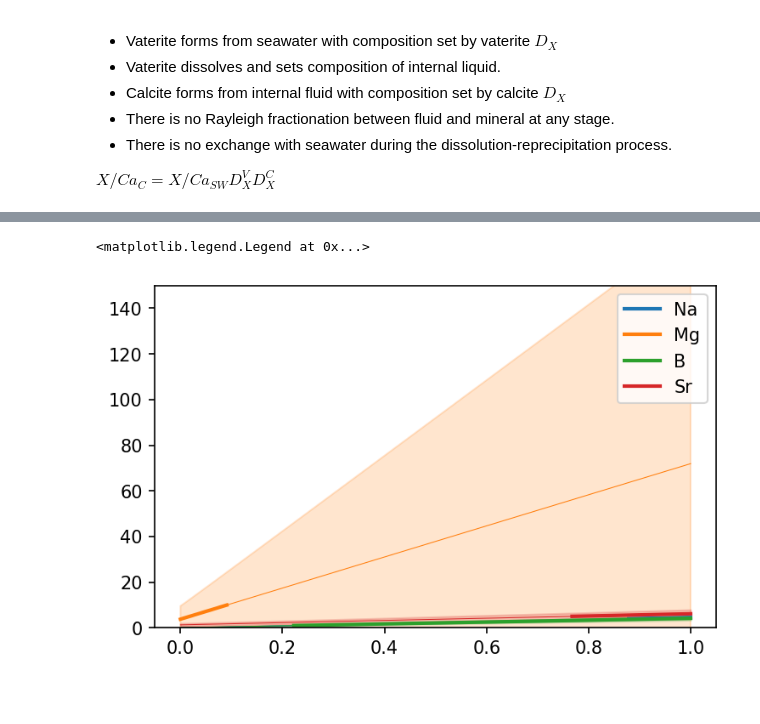
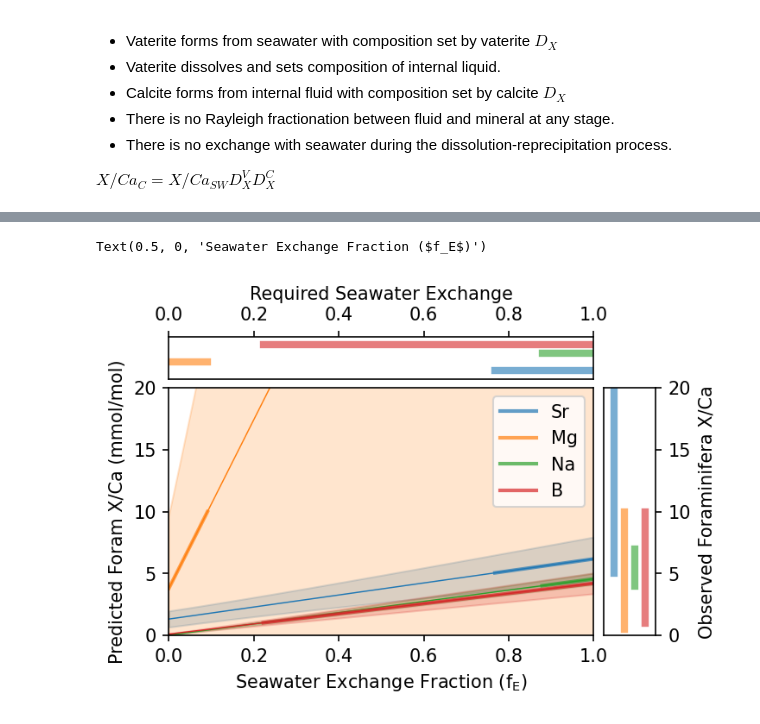
Before and after one commit to oscarbranson/supplementary, a Jupyter notebook: supplements/vaterite_geochem/04_double_fractionation.ipynb, the cells around one changed output, grey strips where cells are left out. Drawn from its saved outputs; the diff is of its cells as text; code cells hidden in the pictures; blank space fills up the shorter version.

Commit message:
plot improvements

```diff
--- a/supplements/vaterite_geochem/04_double_fractionation.ipynb
+++ b/supplements/vaterite_geochem/04_double_fractionation.ipynb
@@ -38,10 +40,10 @@ D_vaterite
 # %%
 SW = {
     'Ca': 0.0102821,
+    'Sr': 0.0000907,
+    'Mg': 0.0528171,
     'Na': 0.4689674,
-    'Mg': 0.0528171,
     'B': 432e-6,
-    'Sr': 0.0000907
 }
 
 SW_ratios = {el: SW[el] / SW['Ca'] for el in SW}
@@ -55,7 +57,14 @@ SW_ratios
 # %%
 foram_ratio_ranges = {
-    'Na': (4e-3, 7e-3),
-    'Mg': (0.5e-3, 10e-3),
-    'B': (10e-6, 100e-6),
-    'Sr': (0.5e-3, 2e-3)
+    'Sr': np.array([0.5e-3, 2e-3]),
+    'Mg': np.array([0.5e-3, 10e-3]),
+    'Na': np.array([4e-3, 7e-3]),
+    'B': np.array([10e-6, 100e-6]),
 }
+
+multipliers = {
+    'Na': 1e3,
+    'Mg': 1e3,
+    'B': 1e5,
+    'Sr': 1e4,
+}
@@ -138,36 +142,63 @@ def doublefrac_exchange(SW, DC, DV, e):
 e = np.linspace(0, 1, 100)
 calc_foram_exchange = {el: doublefrac_exchange(SW=SW_ratios[el], DC=D_calcite[el], DV=D_vaterite[el], e=e) for el in SW_ratios}
 # %%
-fig, ax = plt.subplots(constrained_layout=True)
+# fig, ax = plt.subplots(constrained_layout=True)
+
+fig = plt.figure()
+
+g = GridSpec(6, 8, fig)
+
+ax = fig.add_subplot(g[1:, :-1])
+rax = fig.add_subplot(g[0, :-1], sharex=ax)
+rax.xaxis.tick_top()
+rax.xaxis.set_label_position('top')
+
+fax = fig.add_subplot(g[1:, -1], sharey=ax)
+fax.yaxis.tick_right()
+fax.yaxis.set_label_position('right')
+
 
 els = list(SW_ratios.keys())
 
 space = 0.1
 
-for el in els:
+for i, el in enumerate(els):
     m = np.array(multipliers[el])
-    # line = ax.plot([i,i], foram_ratio_ranges[el] * m, lw=4, alpha=0.6)
 
-    line = ax.plot(e, nom(calc_foram_exchange[el]) * m, lw=0.5)
+    line = ax.plot(e, nom(calc_foram_exchange[el]) * m, lw=0.7)
     c = line[0].get_color()
+
+    fax.plot([i, i], foram_ratio_ranges[el] * m, lw=4, alpha=0.6, color=c)
+    # line = rax.axhspan(foram_ratio_ranges[el][0] * m, foram_ratio_ranges[el][1] * m, alpha=0.4)
+    # rax.axhspan(foram_ratio_ranges[el][0] * m, foram_ratio_ranges[el][1] * m, alpha=0.4, color=c, lw=0)
 
     ax.fill_between(e, nom(calc_foram_exchange[el]) * m - err(calc_foram_exchange[el]) * m, nom(calc_foram_exchange[el]) * m + err(calc_foram_exchange[el]) * m, color=c, alpha=0.2, zorder=-2)
 
     ind = (calc_foram_exchange[el] > foram_ratio_ranges[el][0]) & (calc_foram_exchange[el] < foram_ratio_ranges[el][1])
-    ax.plot(e[ind], nom(calc_foram_exchange[el][ind]) * m, lw=2, color=c, label=el)
+    ax.plot(e[ind], nom(calc_foram_exchange[el][ind]) * m, lw=2, color=c, label=el, alpha=0.7)
 
-ax.set_ylim(0,150)
-# ax.set_xticks(np.arange(len(SW_ratios)))
-# ax.set_xticklabels([f'{el}/Ca' for el in els])
+    rax.plot(e[ind], [i] * sum(ind), lw=4, alpha=0.6, color=c)
 
-# ax.set_ylabel('Foram X/Ca (mmol/mol)')
+
+ax.set_ylim(0,20)
+ax.set_xlim(0,1)
+
+rax.set_ylim(-1, len(els))
+rax.set_yticks([])
+rax.set_xlabel('Required Seawater Exchange')
+
+fax.set_xlim(-1, len(els))
+fax.set_xticks([])
+fax.set_ylabel('Observed Foraminifera X/Ca')
+
+ax.set_ylabel('Predicted Foram X/Ca (mmol/mol)')
 
 # ax.plot([],[],color='k', lw=4, alpha=0.4, label='Foram Range')
-# ax.scatter([],[], color='k', alpha=0.7, label='Double Fractionation')
-ax.legend()
+ax.legend(loc='upper right')
+ax.set_xlabel('Seawater Exchange Fraction ($f_E$)')
 # %% [output]
-<matplotlib.legend.Legend at 0x...>
+Text(0.5, 0, 'Seawater Exchange Fraction ($f_E$)')
-[figure, old version]
+[figure, new version]
 # %% [markdown]
 ### Double Fractionation with Seawater Exchange and Rayleigh Fractionation
 
```
Also changed, not shown: parts of 8 cells of this notebook.
